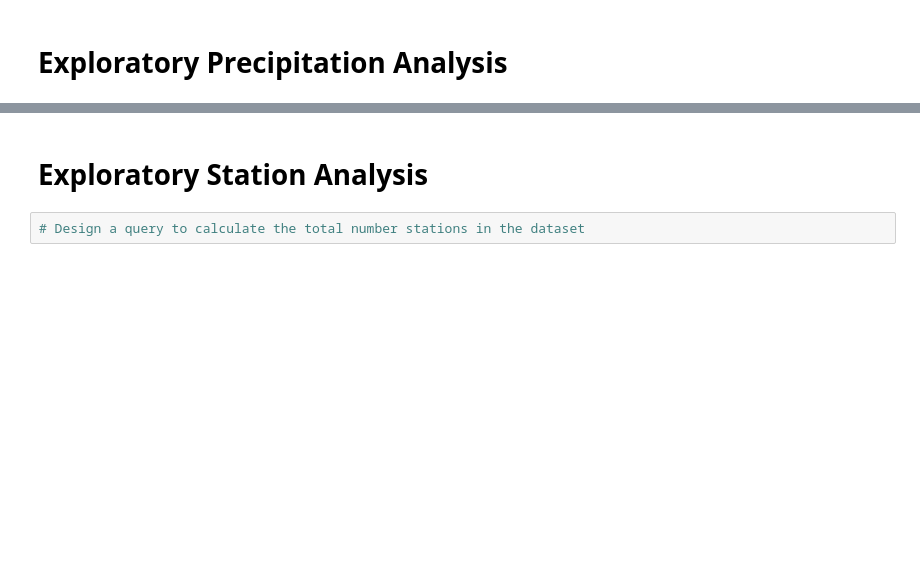
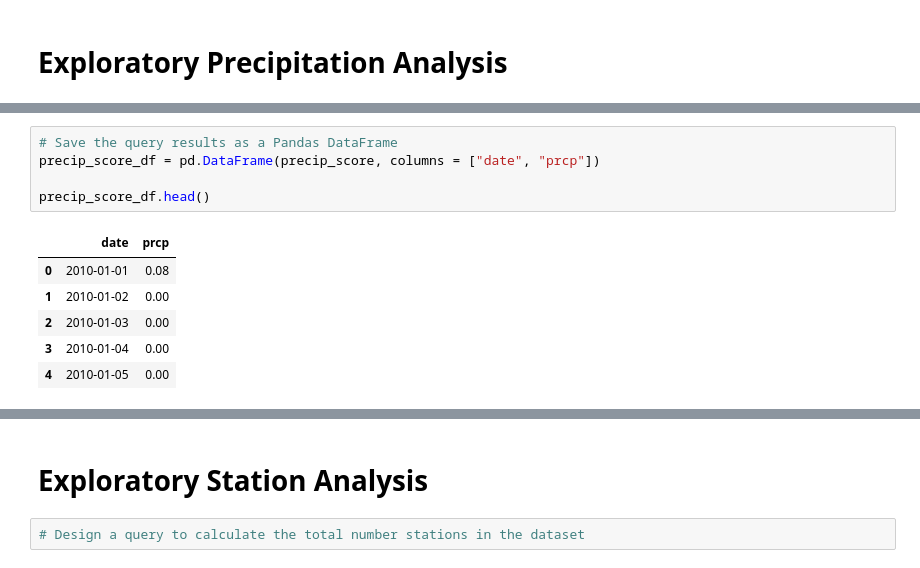
Before and after one commit to abotsi1080/SQLAlchemy_Challenge, a Jupyter notebook: climate_starter.ipynb, the cells around one changed output, grey strips where cells are left out. Saved outputs shown, nothing was run; the diff lists cells and outputs as text; blank space fills up the shorter version.

```diff
--- a/climate_starter.ipynb
+++ b/climate_starter.ipynb
@@ -66,0 +132,12 @@ inspector.get_table_names()
+# %%
+# Save the query results as a Pandas DataFrame
+precip_score_df = pd.DataFrame(precip_score, columns = ["date", "prcp"])
+
+precip_score_df.head()
+# %% [output]
+|  | date | prcp |
+| 0 | 2010-01-01 | 0.08 |
+| 1 | 2010-01-02 | 0.00 |
+| 2 | 2010-01-03 | 0.00 |
+| 3 | 2010-01-04 | 0.00 |
+| 4 | 2010-01-05 | 0.00 |
```
Also changed, not shown: parts of 10 cells of this notebook, 1 other file.
